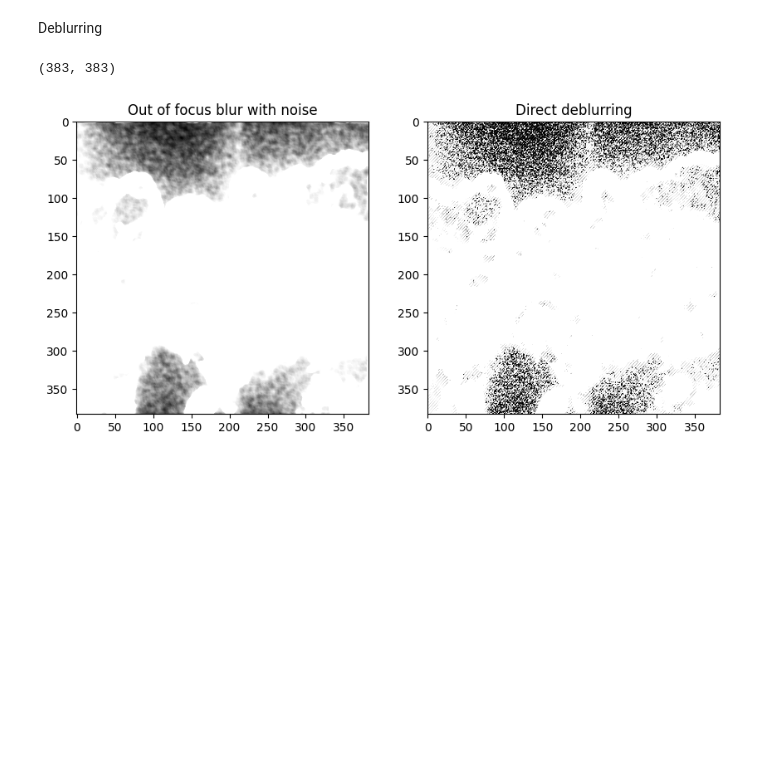
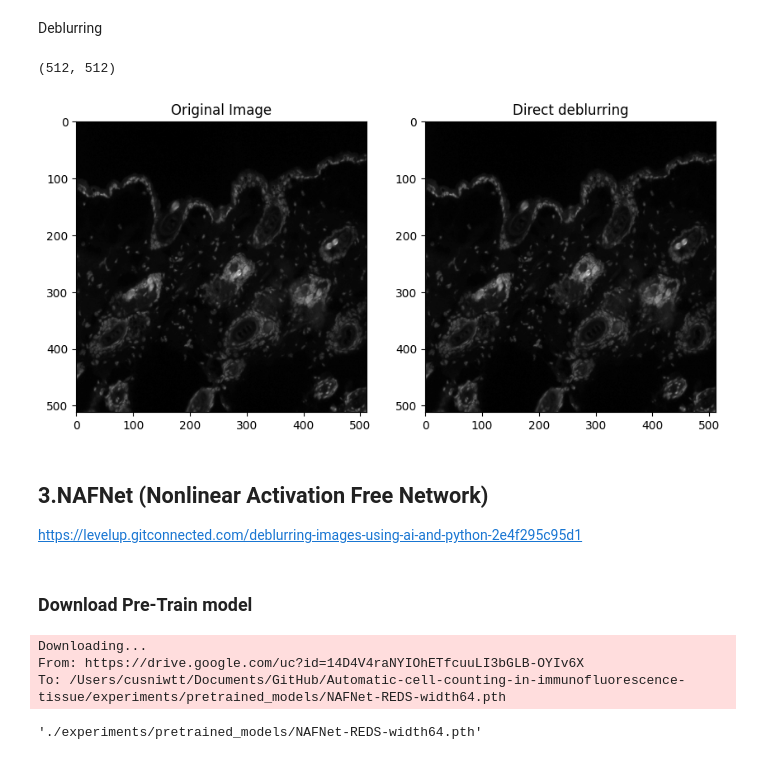
Before and after one commit to cusniwtt/automatic-cell-counting-in-immunofluorescence-tissue, a Jupyter notebook: deblur.ipynb, the cells around one changed output. Saved outputs shown, nothing was run; the diff lists cells and outputs as text; code cells hidden in the pictures; blank space fills up the shorter version.

```diff
--- a/deblur.ipynb
+++ b/deblur.ipynb
@@ -329,7 +329,7 @@ path = origin_paths[15]
 path = 'Immunofluorescence images/DAPI/1H_Nrf2_No_ADT_1_DAPI.tif'
 img = Image.open(path)
 img = ImageOps.grayscale(img)
-img = img.resize((383,383))
+img = img.resize((512,512))
 img = np.asarray(img)
 print(img.shape)
 
@@ -379,27 +379,40 @@ Deblurring
 # %%
 #First get a blur filter
 G = blur_filter(img.shape[0],width=3)
 
 #Blur the image
 img_blurred = blur(img,G)
 
 #Add noise
 sigma = 1e-5 #Try sigma=0 first, and then try sigma > 0 to add noise
 img_blurred = img_blurred + sigma*np.random.randn(img.shape[0],img.shape[1])
 
 #Show blurred and noisy image
 fig = plt.figure(10, (10,20))
 ax = fig.add_subplot(1,2,1)
-ax.imshow(img_blurred,cmap='gray',vmin=0,vmax=1)
-ax.set_title('Out of focus blur with noise')
+ax.imshow(img,cmap='gray')
+ax.set_title('Original Image')
 
 #Deblur the image and imshow
-img_deblurred = ifft2(fft2(img_blurred)/G).real
+img_deblurred = ifft2(fft2(img)).real
 print(img_deblurred.shape)
 ax = fig.add_subplot(1,2,2)
-ax.imshow(img_deblurred,cmap='gray',vmin=0,vmax=1)
+ax.imshow(img_deblurred,cmap='gray')
 ax.set_title('Direct deblurring')
 plt.show()
 # %% [output]
-(383, 383)
+(512, 512)
-[figure, old version]
+[figure, new version]
+# %% [markdown]
+## 3.NAFNet (Nonlinear Activation Free Network)
+https://levelup.gitconnected.com/deblurring-images-using-ai-and-python-2e4f295c95d1
+# %% [markdown]
+### Download Pre-Train model
+# %%
+import gdown
+gdown.download('https://drive.google.com/uc?id=14D4V4raNYIOhETfcuuLI3bGLB-OYIv6X', "./experiments/pretrained_models/", quiet=False)
+# %% [output]
+Downloading...
+From: https://drive.google.com/uc?id=14D4V4raNYIOhETfcuuLI3bGLB-OYIv6X
+To: /Users/cusniwtt/Documents/GitHub/Automatic-cell-counting-in-immunofluorescence-tissue/experiments/pretrained_models/NAFNet-REDS-width64.pth
+'./experiments/pretrained_models/NAFNet-REDS-width64.pth'
```
Also changed, not shown: parts of 2 cells of this notebook, 2 other files.
